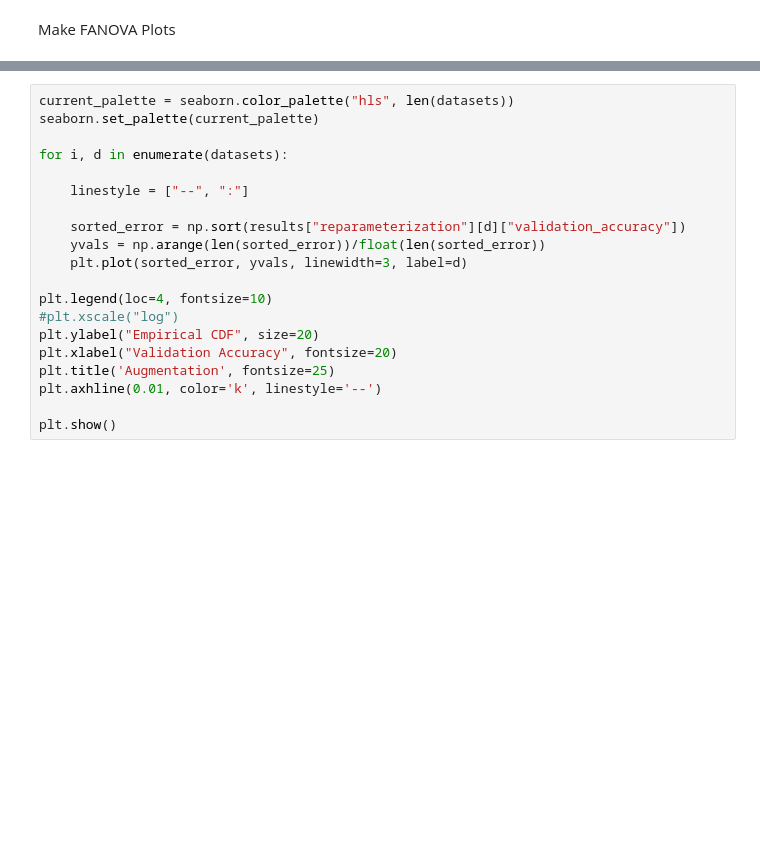
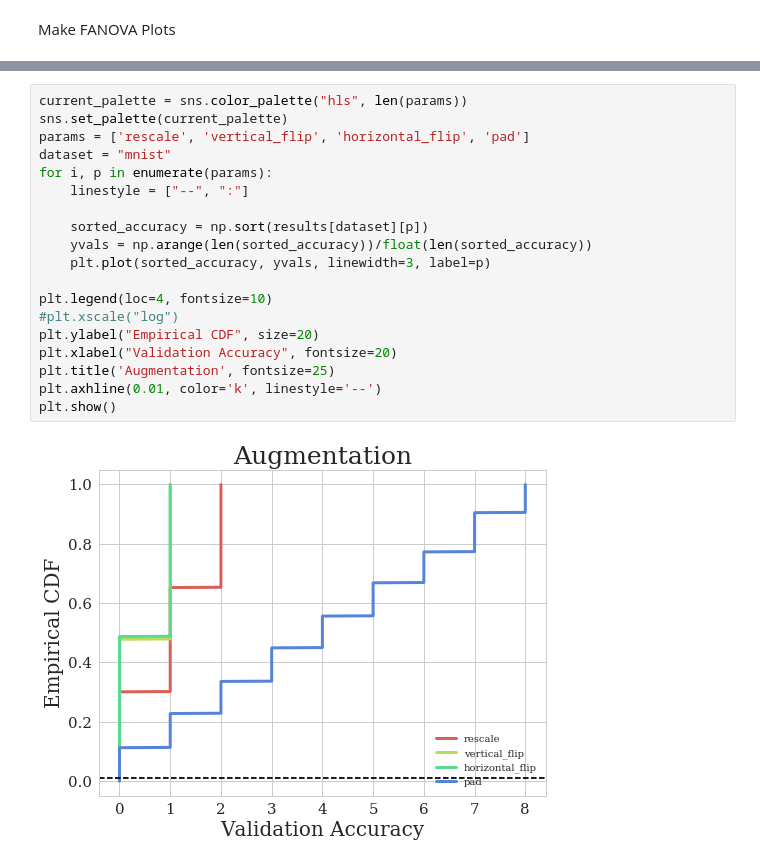
Before and after one commit to zemovi/AutoDA, a Jupyter notebook: notebooks/augmentation.ipynb, the cells around one changed output, grey strips where cells are left out. Saved outputs shown, nothing was run; the diff lists cells and outputs as text; blank space fills up the shorter version.

```diff
--- a/notebooks/augmentation.ipynb
+++ b/notebooks/augmentation.ipynb
@@ -221,20 +216,21 @@ for i in range(len(order)):
 # %%
-current_palette = seaborn.color_palette("hls", len(datasets))
-seaborn.set_palette(current_palette)
-
-for i, d in enumerate(datasets):
-
+current_palette = sns.color_palette("hls", len(params))
+sns.set_palette(current_palette)
+params = ['rescale', 'vertical_flip', 'horizontal_flip', 'pad']
+dataset = "mnist"
+for i, p in enumerate(params):
     linestyle = ["--", ":"]
 
-    sorted_error = np.sort(results["reparameterization"][d]["validation_accuracy"])
-    yvals = np.arange(len(sorted_error))/float(len(sorted_error))
-    plt.plot(sorted_error, yvals, linewidth=3, label=d)
+    sorted_accuracy = np.sort(results[dataset][p])
+    yvals = np.arange(len(sorted_accuracy))/float(len(sorted_accuracy))
+    plt.plot(sorted_accuracy, yvals, linewidth=3, label=p)
 
 plt.legend(loc=4, fontsize=10)
 #plt.xscale("log")
 plt.ylabel("Empirical CDF", size=20)
 plt.xlabel("Validation Accuracy", fontsize=20)
 plt.title('Augmentation', fontsize=25)
 plt.axhline(0.01, color='k', linestyle='--')
-
 plt.show()
+# %% [output]
+[figure, added]
```
Also changed, not shown: parts of 9 cells of this notebook.
